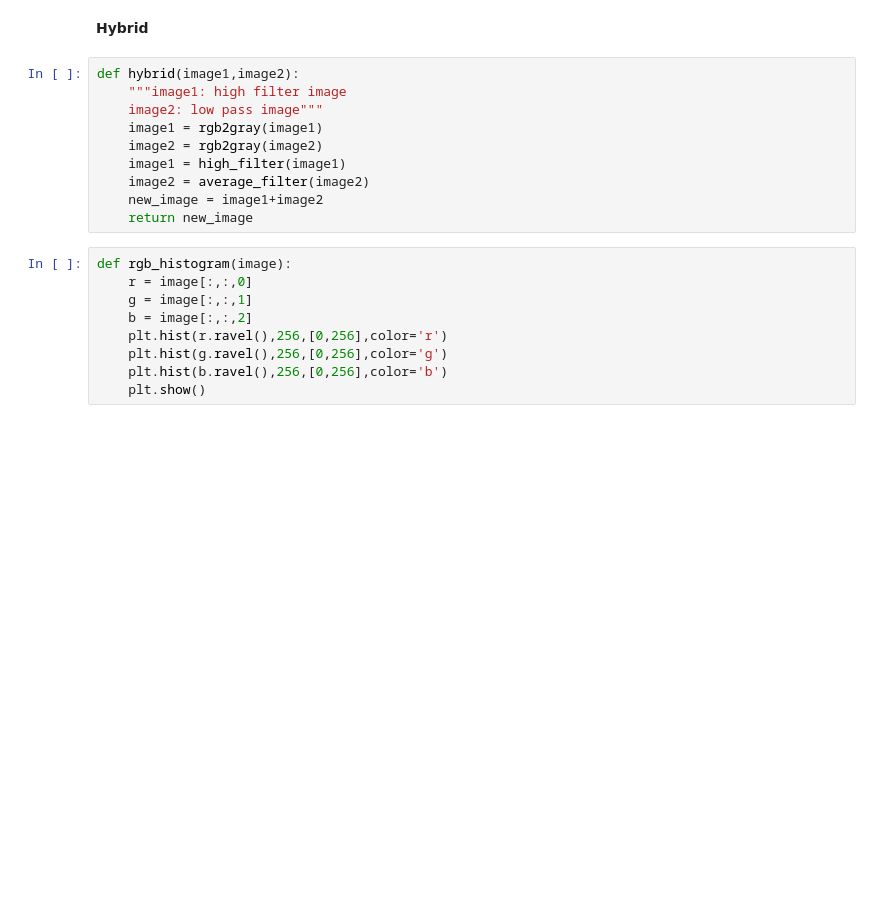
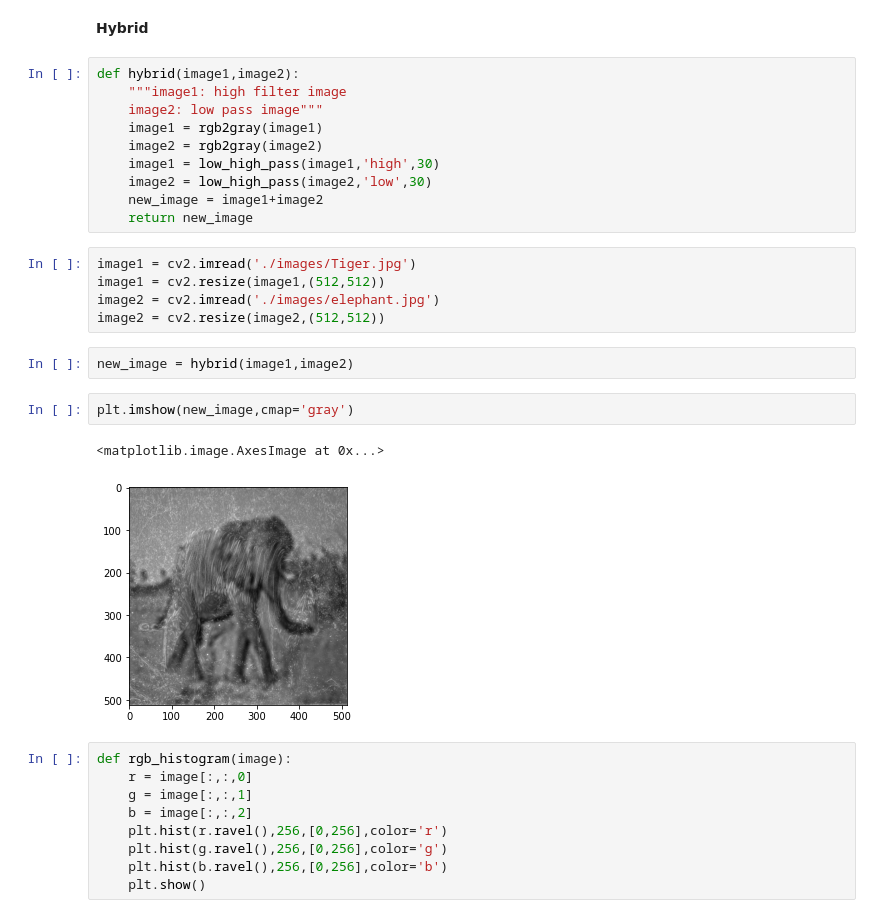
Before and after one commit to ahmedhassan187/CV_Task1, a Jupyter notebook: try.ipynb, the cells around one changed output. Cells and saved outputs as stored; diff of their text form; blank space fills up the shorter version.

```diff
--- a/try.ipynb
+++ b/try.ipynb
@@ -76,10 +155,22 @@ def hybrid(image1,image2):
     image2: low pass image"""
     image1 = rgb2gray(image1)
     image2 = rgb2gray(image2)
-    image1 = high_filter(image1)
-    image2 = average_filter(image2)
+    image1 = low_high_pass(image1,'high',30)
+    image2 = low_high_pass(image2,'low',30)
     new_image = image1+image2
     return new_image
+# %%
+image1 = cv2.imread('./images/Tiger.jpg')
+image1 = cv2.resize(image1,(512,512))
+image2 = cv2.imread('./images/elephant.jpg')
+image2 = cv2.resize(image2,(512,512))
+# %%
+new_image = hybrid(image1,image2)
+# %%
+plt.imshow(new_image,cmap='gray')
+# %% [output]
+<matplotlib.image.AxesImage at 0x...>
+[figure, added]
 # %%
 def rgb_histogram(image):
     r = image[:,:,0]
```
Also changed, not shown: parts of 10 cells of this notebook, 2 other files.
